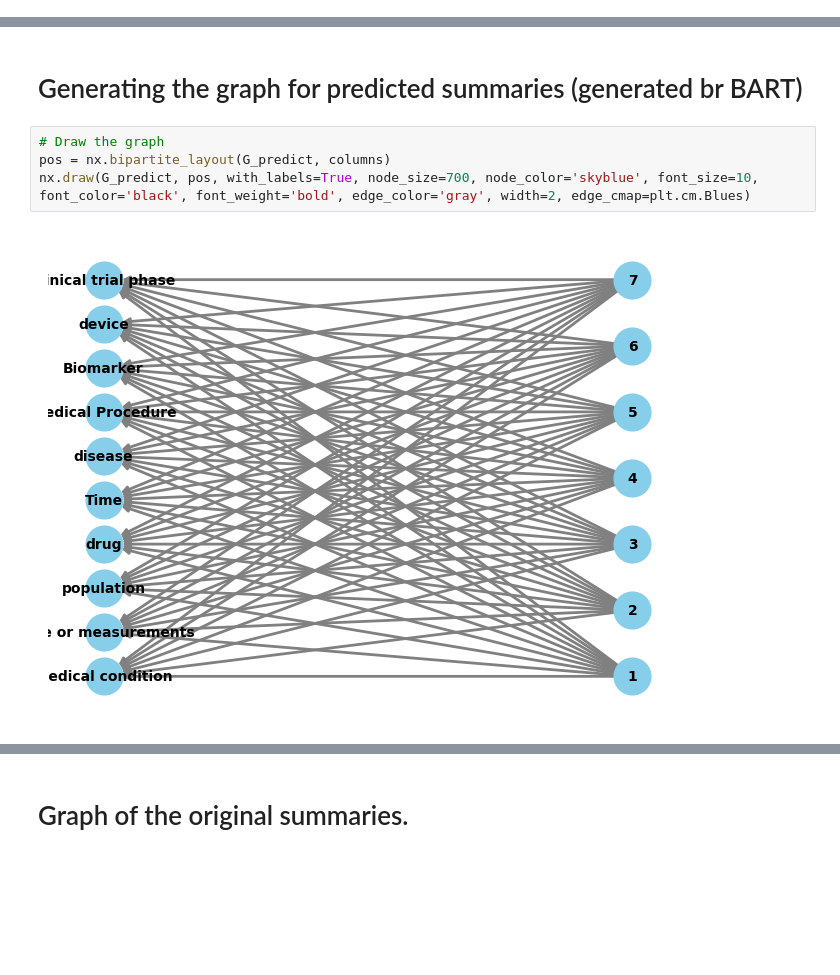
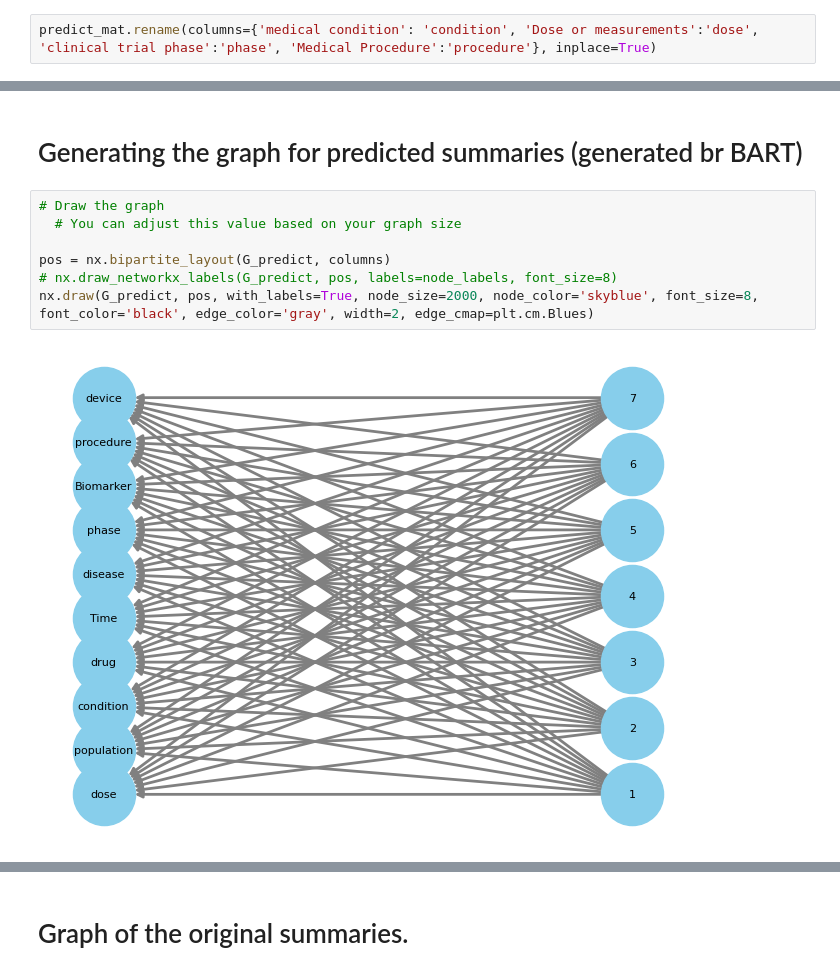
Before and after one commit to esmailza/Llama2-vLLM-LangChain-knowledge-graph, a Jupyter notebook: knowledge-graph-entity-preservation/graph-V2.ipynb, the cells around one changed output, grey strips where cells are left out. Drawn from its saved outputs; the diff is of its cells as text; blank space fills up the shorter version.

```diff
--- a/knowledge-graph-entity-preservation/graph-V2.ipynb
+++ b/knowledge-graph-entity-preservation/graph-V2.ipynb
@@ -17,6 +17,8 @@ predict_mat.head(5)
 | 2 | 3 | NCT00347282NCT02612909NCT03345108... | It is especially prominent when t... | 379 | 459 | 327 | 372 | 291 | ... |
 | 3 | 4 | NCT00347282NCT02612909NCT01622699... | An ideal orbital implant replaces... | 242 | 277 | 208 | 235 | 209 | ... |
 | 4 | 5 | NCT00347282NCT02612909NCT01622699... | implant size 20-22mm), while the ... | 138 | 165 | 127 | 143 | 119 | ... |
+# %%
+predict_mat.rename(columns={'medical condition': 'condition', 'Dose or measurements':'dose',  'clinical trial phase':'phase', 'Medical Procedure':'procedure'}, inplace=True)
 # %%
 del predict_mat['NCTID']
 del predict_mat['sum']
@@ -57,7 +61,10 @@ for i, row in predict_mat.iterrows():
 # Generating the graph for predicted summaries (generated br BART)
 # %%
 # Draw the graph
+  # You can adjust this value based on your graph size
+
 pos = nx.bipartite_layout(G_predict, columns)
-nx.draw(G_predict, pos, with_labels=True, node_size=700, node_color='skyblue', font_size=10, font_color='black', font_weight='bold', edge_color='gray', width=2, edge_cmap=plt.cm.Blues)
+# nx.draw_networkx_labels(G_predict, pos, labels=node_labels, font_size=8)
+nx.draw(G_predict, pos, with_labels=True, node_size=2000, node_color='skyblue', font_size=8, font_color='black', edge_color='gray', width=2, edge_cmap=plt.cm.Blues)
 # %% [output]
-[figure, old version]
+[figure, new version]
```
Also changed, not shown: parts of 5 cells of this notebook, 1 other file.
